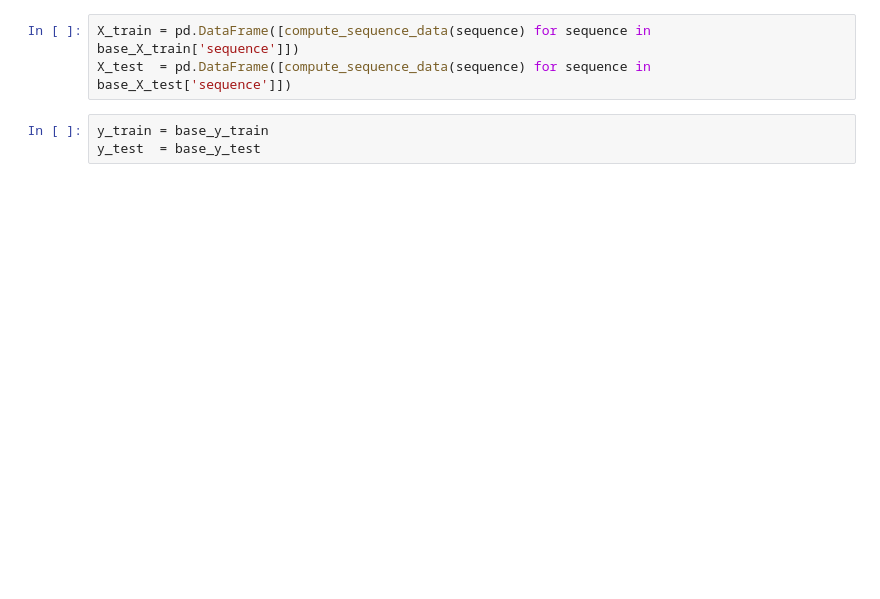
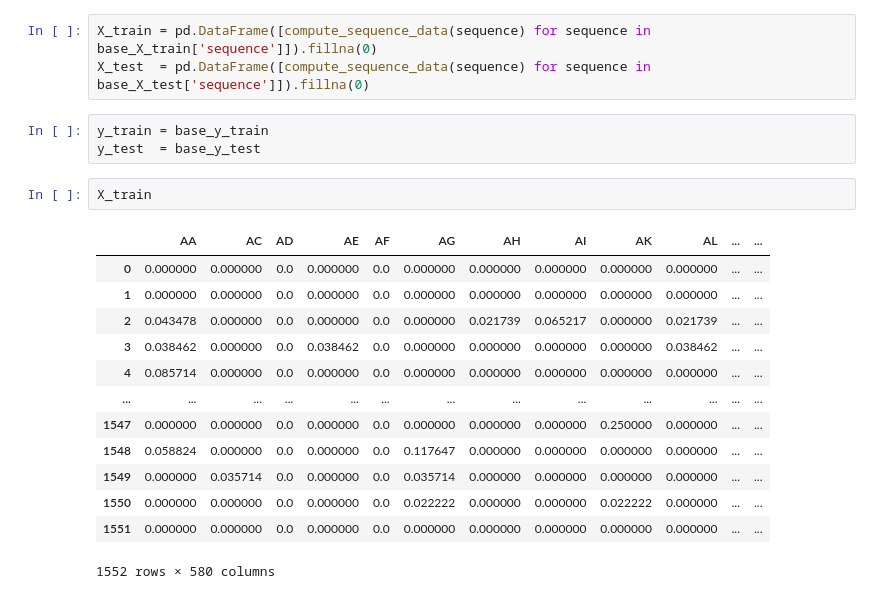
Before and after one commit to iepsenn/anticancer-peptide, a Jupyter notebook: notebooks/peptide_classification.ipynb, the cells around one changed output. Saved outputs shown, nothing was run; the diff lists cells and outputs as text; blank space fills up the shorter version.

```diff
--- a/notebooks/peptide_classification.ipynb
+++ b/notebooks/peptide_classification.ipynb
@@ -130,8 +130,24 @@ def compute_sequence_data(sequence):
     data = {**data, **ctd}
     return data
 # %%
-X_train = pd.DataFrame([compute_sequence_data(sequence) for sequence in base_X_train['sequence']])
-X_test  = pd.DataFrame([compute_sequence_data(sequence) for sequence in base_X_test['sequence']])
+X_train = pd.DataFrame([compute_sequence_data(sequence) for sequence in base_X_train['sequence']]).fillna(0)
+X_test  = pd.DataFrame([compute_sequence_data(sequence) for sequence in base_X_test['sequence']]).fillna(0)
 # %%
 y_train = base_y_train
 y_test  = base_y_test
+# %%
+X_train
+# %% [output]
+|  | AA | AC | AD | AE | AF | AG | AH | AI | AK | AL | ... | ... |
+| 0 | 0.000000 | 0.000000 | 0.0 | 0.000000 | 0.0 | 0.000000 | 0.000000 | 0.000000 | 0.000000 | 0.000000 | ... | ... |
+| 1 | 0.000000 | 0.000000 | 0.0 | 0.000000 | 0.0 | 0.000000 | 0.000000 | 0.000000 | 0.000000 | 0.000000 | ... | ... |
+| 2 | 0.043478 | 0.000000 | 0.0 | 0.000000 | 0.0 | 0.000000 | 0.021739 | 0.065217 | 0.000000 | 0.021739 | ... | ... |
+| 3 | 0.038462 | 0.000000 | 0.0 | 0.038462 | 0.0 | 0.000000 | 0.000000 | 0.000000 | 0.000000 | 0.038462 | ... | ... |
+| 4 | 0.085714 | 0.000000 | 0.0 | 0.000000 | 0.0 | 0.000000 | 0.000000 | 0.000000 | 0.000000 | 0.000000 | ... | ... |
+| ... | ... | ... | ... | ... | ... | ... | ... | ... | ... | ... | ... | ... |
+| 1547 | 0.000000 | 0.000000 | 0.0 | 0.000000 | 0.0 | 0.000000 | 0.000000 | 0.000000 | 0.250000 | 0.000000 | ... | ... |
+| 1548 | 0.058824 | 0.000000 | 0.0 | 0.000000 | 0.0 | 0.117647 | 0.000000 | 0.000000 | 0.000000 | 0.000000 | ... | ... |
+| 1549 | 0.000000 | 0.035714 | 0.0 | 0.000000 | 0.0 | 0.035714 | 0.000000 | 0.000000 | 0.000000 | 0.000000 | ... | ... |
+| 1550 | 0.000000 | 0.000000 | 0.0 | 0.000000 | 0.0 | 0.022222 | 0.000000 | 0.000000 | 0.022222 | 0.000000 | ... | ... |
+| 1551 | 0.000000 | 0.000000 | 0.0 | 0.000000 | 0.0 | 0.000000 | 0.000000 | 0.000000 | 0.000000 | 0.000000 | ... | ... |
+1552 rows × 580 columns
```
Also changed, not shown: parts of 70 cells of this notebook.
